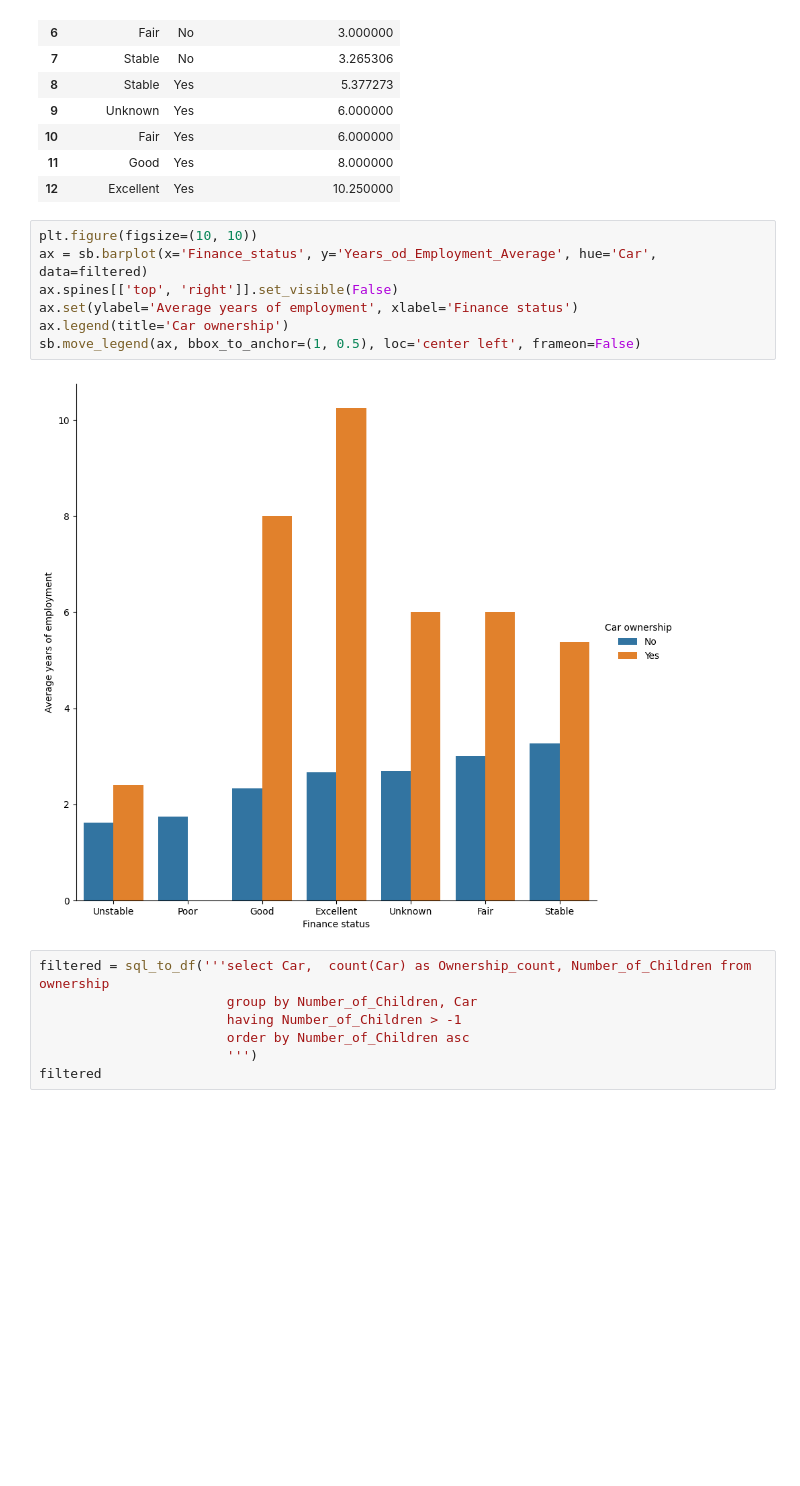
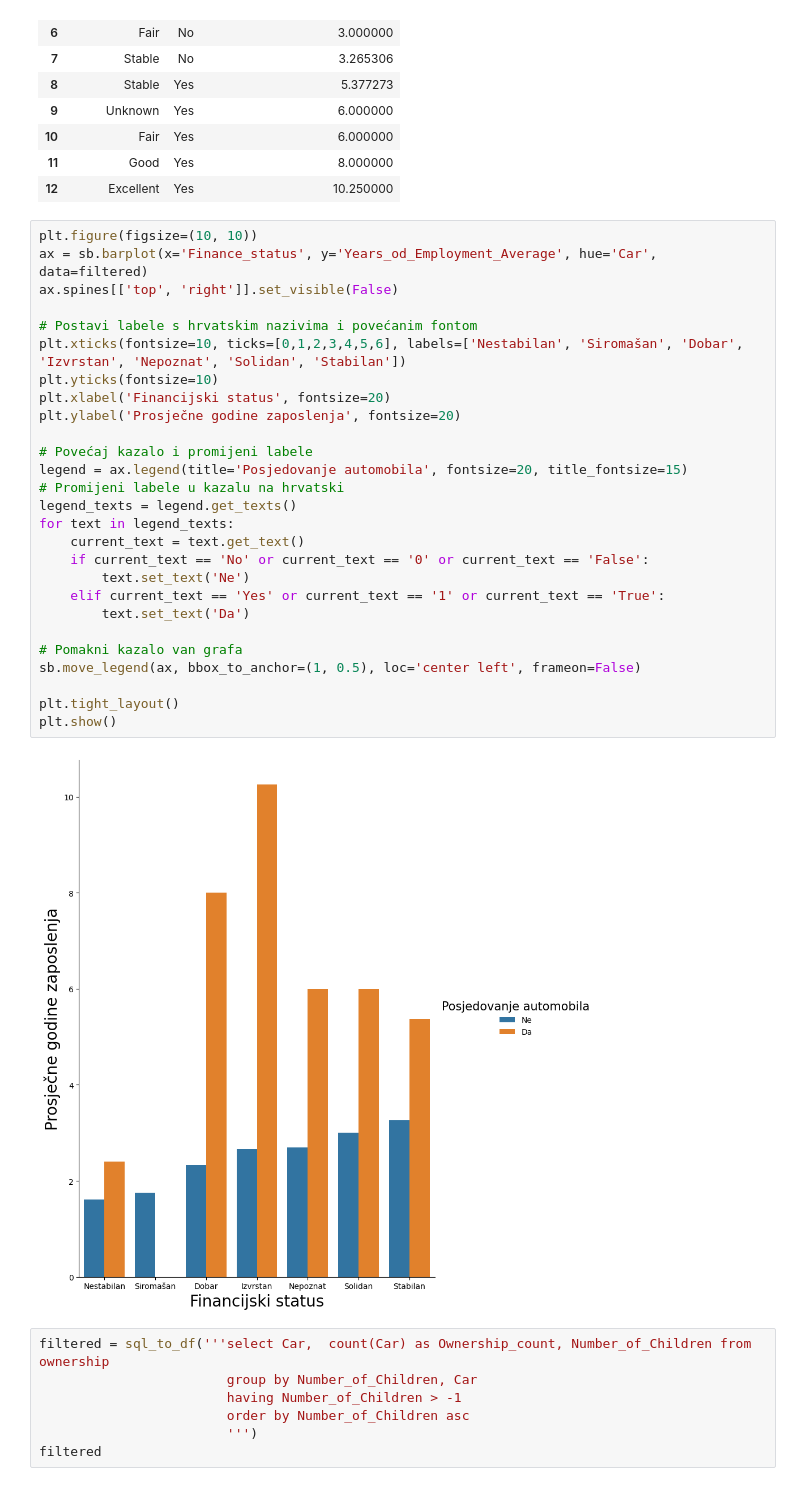
Before and after one commit to File500/Data_science_and_analysis, a Jupyter notebook: analysis/visual_analysis/car_ownership_and_sales_EDA.ipynb, the cells around one changed output. Drawn from its saved outputs; the diff is of its cells as text; blank space fills up the shorter version.

```diff
--- a/analysis/visual_analysis/car_ownership_and_sales_EDA.ipynb
+++ b/analysis/visual_analysis/car_ownership_and_sales_EDA.ipynb
@@ -122,12 +132,32 @@ filtered
 # %%
 plt.figure(figsize=(10, 10))
 ax = sb.barplot(x='Finance_status', y='Years_od_Employment_Average', hue='Car', data=filtered)
 ax.spines[['top', 'right']].set_visible(False)
-ax.set(ylabel='Average years of employment', xlabel='Finance status')
-ax.legend(title='Car ownership')
+
+# Postavi labele s hrvatskim nazivima i povećanim fontom
+plt.xticks(fontsize=10, ticks=[0,1,2,3,4,5,6], labels=['Nestabilan', 'Siromašan', 'Dobar', 'Izvrstan', 'Nepoznat', 'Solidan', 'Stabilan'])
+plt.yticks(fontsize=10)
+plt.xlabel('Financijski status', fontsize=20)
+plt.ylabel('Prosječne godine zaposlenja', fontsize=20)
+
+# Povećaj kazalo i promijeni labele
+legend = ax.legend(title='Posjedovanje automobila', fontsize=20, title_fontsize=15)
+# Promijeni labele u kazalu na hrvatski
+legend_texts = legend.get_texts()
+for text in legend_texts:
+    current_text = text.get_text()
+    if current_text == 'No' or current_text == '0' or current_text == 'False':
+        text.set_text('Ne')
+    elif current_text == 'Yes' or current_text == '1' or current_text == 'True':
+        text.set_text('Da')
+
+# Pomakni kazalo van grafa
 sb.move_legend(ax, bbox_to_anchor=(1, 0.5), loc='center left', frameon=False)
+
+plt.tight_layout()
+plt.show()
 # %% [output]
-[figure, old version]
+[figure, new version]
 # %%
 filtered = sql_to_df('''select Car,  count(Car) as Ownership_count, Number_of_Children from ownership
                         group by Number_of_Children, Car
```
Also changed, not shown: parts of 7 cells of this notebook, 40 other files.
